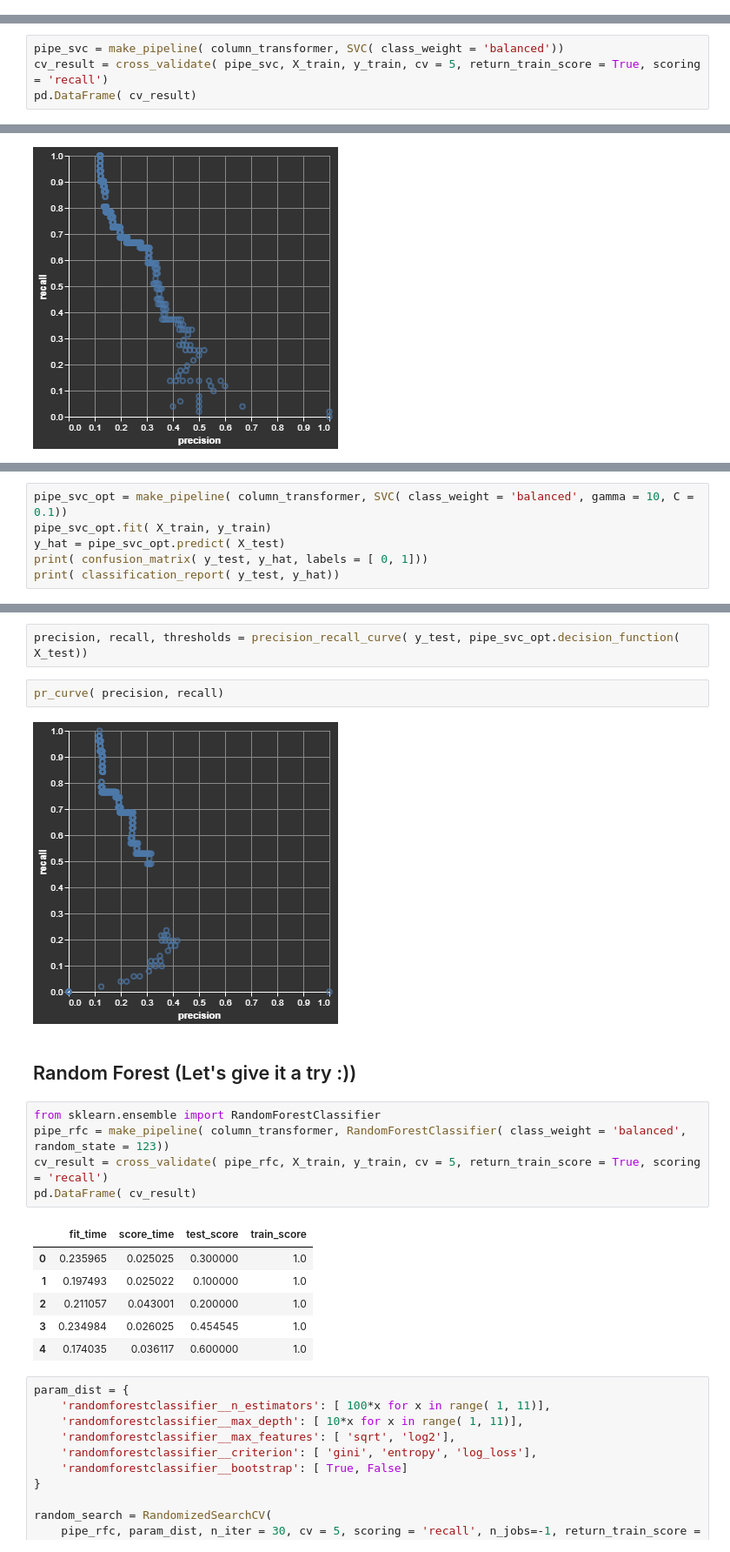
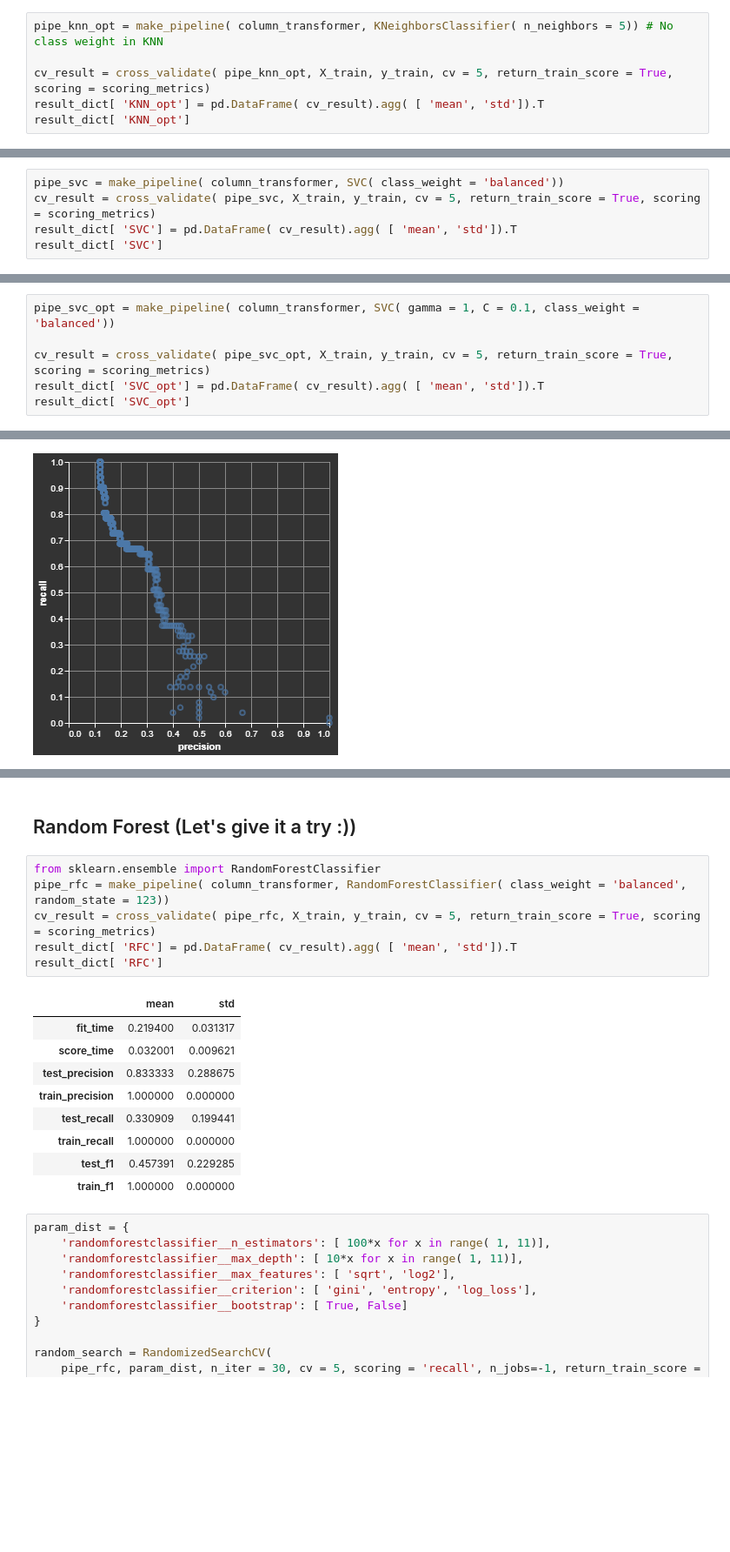
Before and after one commit to UBC-MDS/cervical-cancer-risk, a Jupyter notebook: ml-draft.ipynb, the cells around one changed output, grey strips where cells are left out. Shown: that part at 87% size. Cells and saved outputs as stored; diff of their text form; blank space fills up the shorter version.

```diff
--- a/ml-draft.ipynb
+++ b/ml-draft.ipynb
@@ -148,3 +156,9 @@ results[ ['params', 'mean_test_score']].sort_values( 'mean_test_score', ascendin
 | 3 | {'kneighborsclassifier__n_neighbo... | 0.000000 |
 | 4 | {'kneighborsclassifier__n_neighbo... | 0.000000 |
 | 5 | {'kneighborsclassifier__n_neighbo... | 0.000000 |
+# %%
+pipe_knn_opt = make_pipeline( column_transformer, KNeighborsClassifier( n_neighbors = 5)) # No class weight in KNN
+
+cv_result = cross_validate( pipe_knn_opt, X_train, y_train, cv = 5, return_train_score = True, scoring = scoring_metrics)
+result_dict[ 'KNN_opt'] = pd.DataFrame( cv_result).agg( [ 'mean', 'std']).T
+result_dict[ 'KNN_opt']
@@ -168,6 +192,7 @@ weighted avg       0.86      0.89      0.86       429
 ## SVC
 # %%
 pipe_svc = make_pipeline( column_transformer, SVC( class_weight = 'balanced'))
-cv_result = cross_validate( pipe_svc, X_train, y_train, cv = 5, return_train_score = True, scoring = 'recall')
-pd.DataFrame( cv_result)
+cv_result = cross_validate( pipe_svc, X_train, y_train, cv = 5, return_train_score = True, scoring = scoring_metrics)
+result_dict[ 'SVC'] = pd.DataFrame( cv_result).agg( [ 'mean', 'std']).T
+result_dict[ 'SVC']
 # %% [output]
@@ -218,0 +247,6 @@ results[ ['params', 'mean_test_score', 'mean_train_score']].sort_values( 'mean_t
+# %%
+pipe_svc_opt = make_pipeline( column_transformer, SVC( gamma = 1, C = 0.1, class_weight = 'balanced'))
+
+cv_result = cross_validate( pipe_svc_opt, X_train, y_train, cv = 5, return_train_score = True, scoring = scoring_metrics)
+result_dict[ 'SVC_opt'] = pd.DataFrame( cv_result).agg( [ 'mean', 'std']).T
+result_dict[ 'SVC_opt']
@@ -254,6 +295,0 @@ Try a less complex model to reduce overfitting.
-# %%
-pipe_svc_opt = make_pipeline( column_transformer, SVC( class_weight = 'balanced', gamma = 10, C = 0.1))
-pipe_svc_opt.fit( X_train, y_train)
-y_hat = pipe_svc_opt.predict( X_test)
-print( confusion_matrix( y_test, y_hat, labels = [ 0, 1]))
-print( classification_report( y_test, y_hat))
@@ -271,23 +296,21 @@ weighted avg       0.01      0.12      0.03       429
-# %%
-precision, recall, thresholds = precision_recall_curve( y_test, pipe_svc_opt.decision_function( X_test))
-# %%
-pr_curve( precision, recall)
-# %% [output]
-[figure, removed]
 # %% [markdown]
 ## Random Forest (Let's give it a try :))
 # %%
 from sklearn.ensemble import RandomForestClassifier
 pipe_rfc = make_pipeline( column_transformer, RandomForestClassifier( class_weight = 'balanced', random_state = 123))
-cv_result = cross_validate( pipe_rfc, X_train, y_train, cv = 5, return_train_score = True, scoring = 'recall')
-pd.DataFrame( cv_result)
+cv_result = cross_validate( pipe_rfc, X_train, y_train, cv = 5, return_train_score = True, scoring = scoring_metrics)
+result_dict[ 'RFC'] = pd.DataFrame( cv_result).agg( [ 'mean', 'std']).T
+result_dict[ 'RFC']
 # %% [output]
-|  | fit_time | score_time | test_score | train_score |
-| 0 | 0.235965 | 0.025025 | 0.300000 | 1.0 |
-| 1 | 0.197493 | 0.025022 | 0.100000 | 1.0 |
-| 2 | 0.211057 | 0.043001 | 0.200000 | 1.0 |
-| 3 | 0.234984 | 0.026025 | 0.454545 | 1.0 |
-| 4 | 0.174035 | 0.036117 | 0.600000 | 1.0 |
+|  | mean | std |
+| fit_time | 0.219400 | 0.031317 |
+| score_time | 0.032001 | 0.009621 |
+| test_precision | 0.833333 | 0.288675 |
+| train_precision | 1.000000 | 0.000000 |
+| test_recall | 0.330909 | 0.199441 |
+| train_recall | 1.000000 | 0.000000 |
+| test_f1 | 0.457391 | 0.229285 |
+| train_f1 | 1.000000 | 0.000000 |
 # %%
 param_dist = {
     'randomforestclassifier__n_estimators': [ 100*x for x in range( 1, 11)],
```
Also changed, not shown: parts of 18 cells of this notebook.
